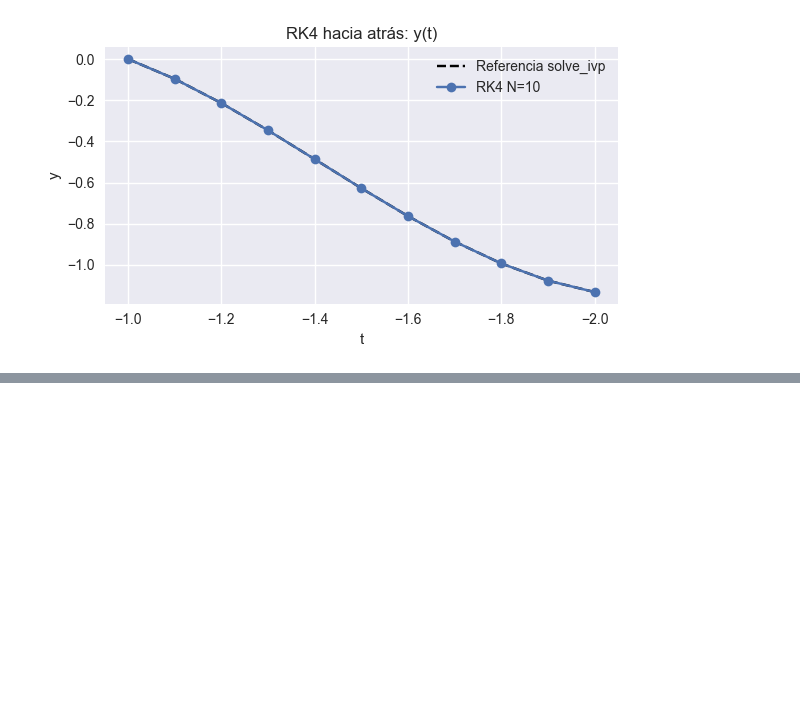
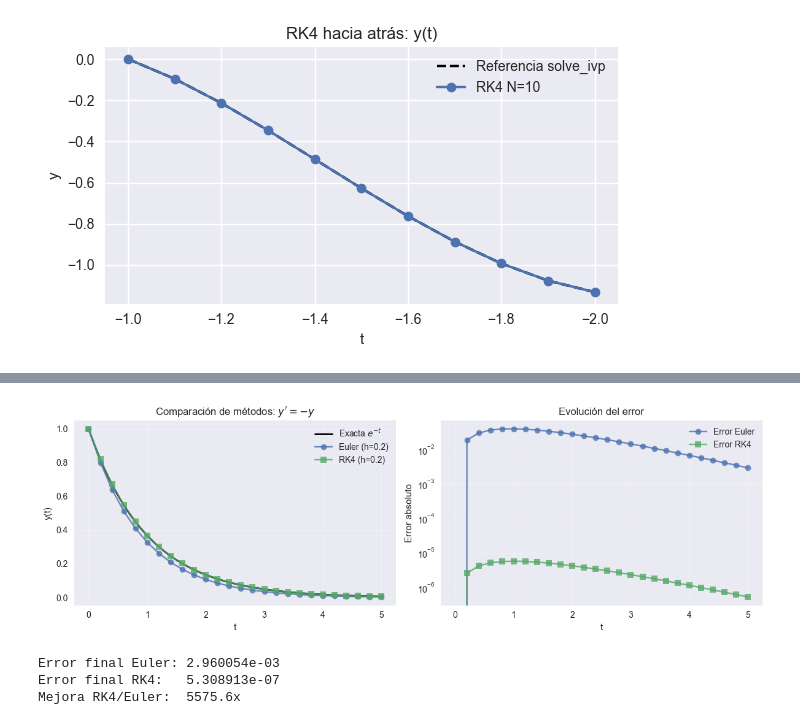
Before and after one commit to JuanJ27/Base, a Jupyter notebook: Python/FisCom1/Taller_Fisica_Computacional_1.ipynb, the cells around one changed output, grey strips where cells are left out. Saved outputs shown, nothing was run; the diff lists cells and outputs as text; code cells hidden in the pictures; blank space fills up the shorter version.

```diff
--- a/Python/FisCom1/Taller_Fisica_Computacional_1.ipynb
+++ b/Python/FisCom1/Taller_Fisica_Computacional_1.ipynb
@@ -317,0 +806,62 @@ Error máx vs solve_ivp = 2.051e-06
+# %%
+# Ejemplo comparativo: y' = -y, y(0) = 1, solución exacta y(t) = e^(-t)
+# Comparamos Euler, RK4 y la solución exacta
+
+def compare_methods_demo():
+    # Problema: y' = -y, y(0) = 1
+    f_demo = lambda t, y: -y
+    t0, y0 = 0.0, 1.0
+    t_final = 5.0
+    h = 0.2  # Paso relativamente grande para ver diferencias
+    n = int((t_final - t0) / h)
+
+    # Euler
+    t_euler, y_euler = euler(f_demo, t0, y0, h, n)
+
+    # RK4
+    t_rk4, y_rk4 = rk4(f_demo, t0, y0, h, n)
+
+    # Exacta
+    t_exact = np.linspace(t0, t_final, 500)
+    y_exact = np.exp(-t_exact)
+
+    # Gráfica
+    fig, (ax1, ax2) = plt.subplots(1, 2, figsize=(12, 4))
+
+    # Izquierda: Trayectorias
+    ax1.plot(t_exact, y_exact, 'k-', lw=2, label='Exacta $e^{-t}$')
+    ax1.plot(t_euler, y_euler, 'o-', label=f'Euler (h={h})', alpha=0.8)
+    ax1.plot(t_rk4, y_rk4, 's-', label=f'RK4 (h={h})', alpha=0.8)
+    ax1.set_xlabel('t')
+    ax1.set_ylabel('y(t)')
+    ax1.set_title('Comparación de métodos: $y\' = -y$')
+    ax1.legend()
+    ax1.grid(True, alpha=0.3)
+
+    # Derecha: Errores
+    y_exact_at_euler = np.exp(-t_euler)
+    y_exact_at_rk4 = np.exp(-t_rk4)
+    error_euler = np.abs(y_euler - y_exact_at_euler)
+    error_rk4 = np.abs(y_rk4 - y_exact_at_rk4)
+
+    ax2.semilogy(t_euler, error_euler, 'o-', label='Error Euler', alpha=0.8)
+    ax2.semilogy(t_rk4, error_rk4, 's-', label='Error RK4', alpha=0.8)
+    ax2.set_xlabel('t')
+    ax2.set_ylabel('Error absoluto')
+    ax2.set_title('Evolución del error')
+    ax2.legend()
+    ax2.grid(True, alpha=0.3)
+
+    plt.tight_layout()
+    plt.show()
+
+    print(f"Error final Euler: {error_euler[-1]:.6e}")
+    print(f"Error final RK4:   {error_rk4[-1]:.6e}")
+    print(f"Mejora RK4/Euler:  {error_euler[-1]/error_rk4[-1]:.1f}x")
+
+compare_methods_demo()
+# %% [output]
+[figure, added]
+Error final Euler: 2.960054e-03
+Error final RK4:   5.308913e-07
+Mejora RK4/Euler:  5575.6x
```
Also changed, not shown: parts of 10 cells of this notebook.
